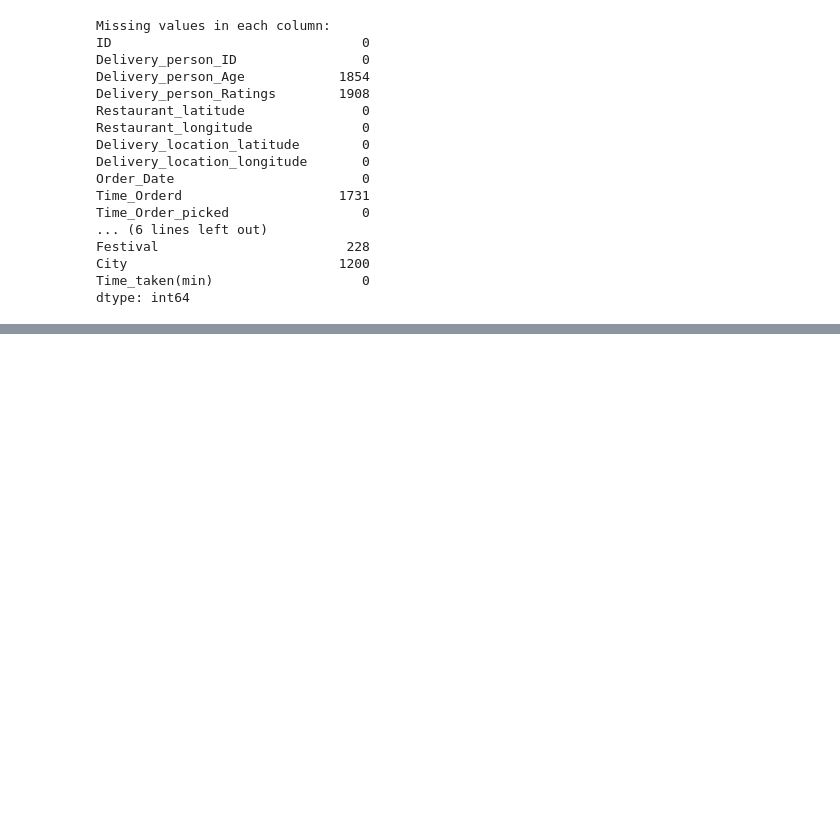
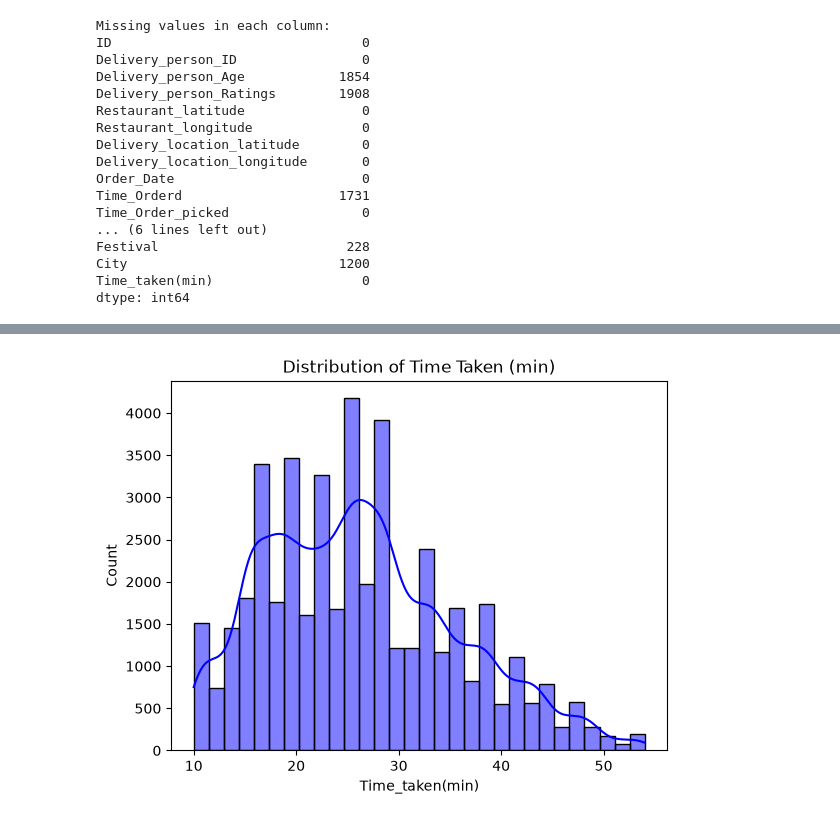
Before and after one commit to anurag-dev89/DeliverEase, a Jupyter notebook: notebooks/DeliverEase.ipynb, the cells around one changed output, grey strips where cells are left out. Cells and saved outputs as stored; diff of their text form; code cells hidden in the pictures; blank space fills up the shorter version.

```diff
--- a/notebooks/DeliverEase.ipynb
+++ b/notebooks/DeliverEase.ipynb
@@ -205,0 +358,4 @@ dtype: int64
+# %%
+#order date str to datetime conversions
+# Convert Order_Date from string to datetime
+df['Order_Date'] = pd.to_datetime(df['Order_Date'],format='%d-%m-%Y',errors='coerce')
@@ -205,0 +410,2 @@ dtype: int64
+# %%
+df['Delivery_person_Ratings'] = df['Delivery_person_Ratings'].clip(upper=5) # Replace all ratings greater than 5 with 5
@@ -205,0 +450,8 @@ dtype: int64
+# %%
+# Numeric columns: fill missing values with the median
+for col in ['Delivery_person_Age', 'Delivery_person_Ratings', 'multiple_deliveries']:
+    df[col]=df[col].fillna(df[col].median())
+# %%
+# Categorical columns: fill missing values with the mode (most frequent category)
+for col in ['Weatherconditions', 'Road_traffic_density', 'Festival', 'City']:
+   df[col]= df[col].fillna(df[col].mode()[0])
@@ -205,0 +510,6 @@ dtype: int64
+# %%
+sns.histplot(df['Time_taken(min)'], bins=30 ,kde=True, color='blue')
+plt.title('Distribution of Time Taken (min)')
+plt.show()
+# %% [output]
+[figure, added]
```
Also changed, not shown: parts of 59 cells of this notebook.
